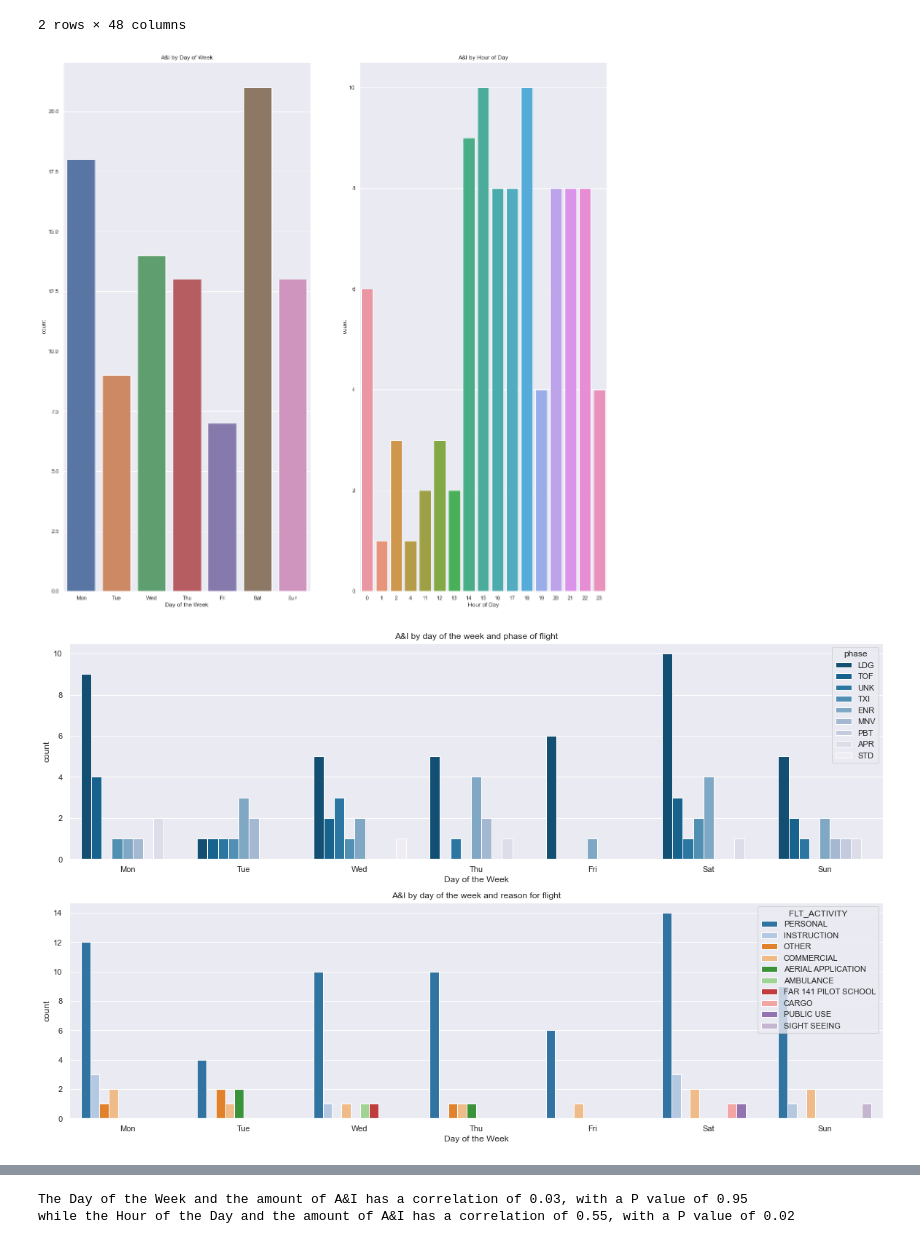
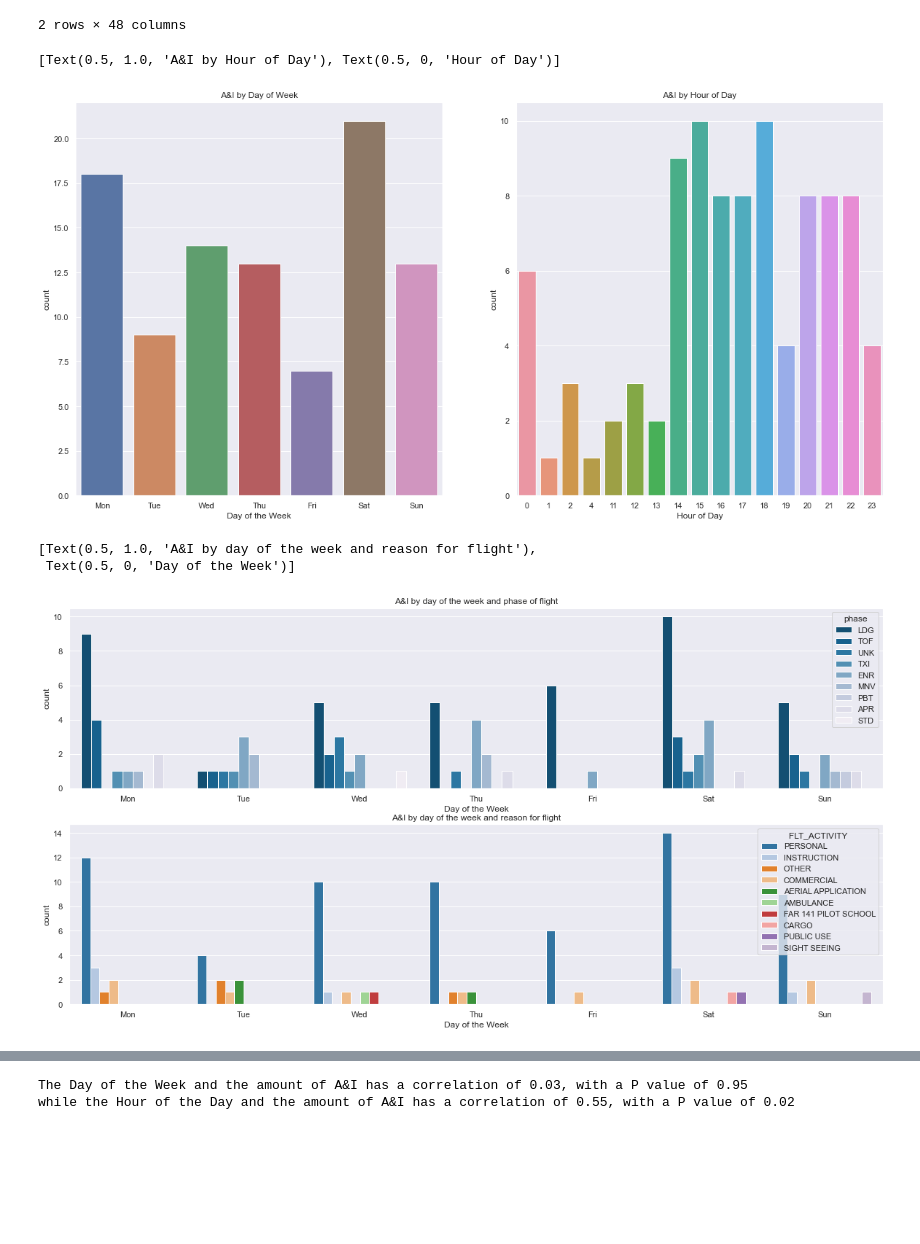
Before and after one commit to tdyk9098/USA-Aviation-Accident-and-Incident-MiniProject, a Jupyter notebook: USA Aviation Accident and Incident - 10 Days.ipynb, the cells around one changed output, grey strips where cells are left out. Drawn from its saved outputs; the diff is of its cells as text; code cells hidden in the pictures; blank space fills up the shorter version.

```diff
--- a/USA Aviation Accident and Incident - 10 Days.ipynb
+++ b/USA Aviation Accident and Incident - 10 Days.ipynb
@@ -12,6 +12,9 @@ init_notebook_mode(connected=True)
 import cufflinks as cf
 init_notebook_mode(connected = True)
 cf.go_offline()
+
+from matplotlib import rcParams
+rcParams['figure.figsize'] = 20,10
 # %%
 # SOURCE: Retrieved 05/08/2022 - Data over 04-25 - 05/06
 # https://www.asias.faa.gov/apex/f?p=100:93:::NO:::
@@ -96,6 +118,5 @@ fig, axs = plt.subplots(nrows=3)
 sns.countplot(ax = axs[0], x = df1["phase"], palette = "YlOrRd").set(title = "Flight phase the A&I occured", xlabel = "Flight Phase")
 sns.countplot(ax=axs[1], x = df1["FLT_ACTIVITY"], palette = "coolwarm").set(title = "Flight Reason when A&I occured", xlabel = "Reason")
 sns.countplot(ax = axs[2], x = df1["MAX_INJ_LVL"], palette = "Pastel1").set(title = "Max Injury Level for each A&I", xlabel = "Max Injury Level")
-sns.set(rc={'figure.figsize':(20,20)})
 plt.tight_layout()
 # %% [output]
@@ -119,17 +150,18 @@ df1.head(2)
 fig, axs = plt.subplots(ncols=2)
 sns.countplot(x = "dayofweek",data = df1, order = ["Mon","Tue","Wed","Thu","Fri","Sat","Sun"], ax = axs[0]).set(title = "A&I by Day of Week", xlabel = "Day of the Week")
 sns.countplot(x = "hour",data = df1,ax = axs[1]).set(title = "A&I by Hour of Day", xlabel = "Hour of Day")
-sns.set(rc={'figure.figsize':(20,12)})
 # %% [output]
+[Text(0.5, 1.0, 'A&I by Hour of Day'), Text(0.5, 0, 'Hour of Day')]
-[figure, old version]
+[figure, new version]
 # %%
 # Countplot for day of the week A&I, split by phase of flight when A&I occured and reason for flight
 fig, axs = plt.subplots(nrows=2)
 sns.countplot(ax = axs[0], x = "dayofweek",data = df1, hue = "phase", palette = "PuBu_r",order = ["Mon","Tue","Wed","Thu","Fri","Sat","Sun"]).set(title = "A&I by day of the week and phase of flight", xlabel = "Day of the Week")
 sns.countplot(ax = axs[1], x = "dayofweek",data = df1, hue = "FLT_ACTIVITY", palette = "tab20",order = ["Mon","Tue","Wed","Thu","Fri","Sat","Sun"]).set(title = "A&I by day of the week and reason for flight", xlabel = "Day of the Week")
-sns.set(rc={'figure.figsize':(20,12)})
 # %% [output]
+[Text(0.5, 1.0, 'A&I by day of the week and reason for flight'),
+ Text(0.5, 0, 'Day of the Week')]
-[figure, old version]
+[figure, new version]
 # %%
 # Countplot for day of the week A&I, split by maximum injury
 sns.countplot(x = "dayofweek",data = df1, hue = "MAX_INJ_LVL", palette = "rocket",order = ["Mon","Tue","Wed","Thu","Fri","Sat","Sun"]).set(title = "A&I by day of the week and max injury level", xlabel = "Day of the Week")
```
Also changed, not shown: parts of 10 cells of this notebook.
